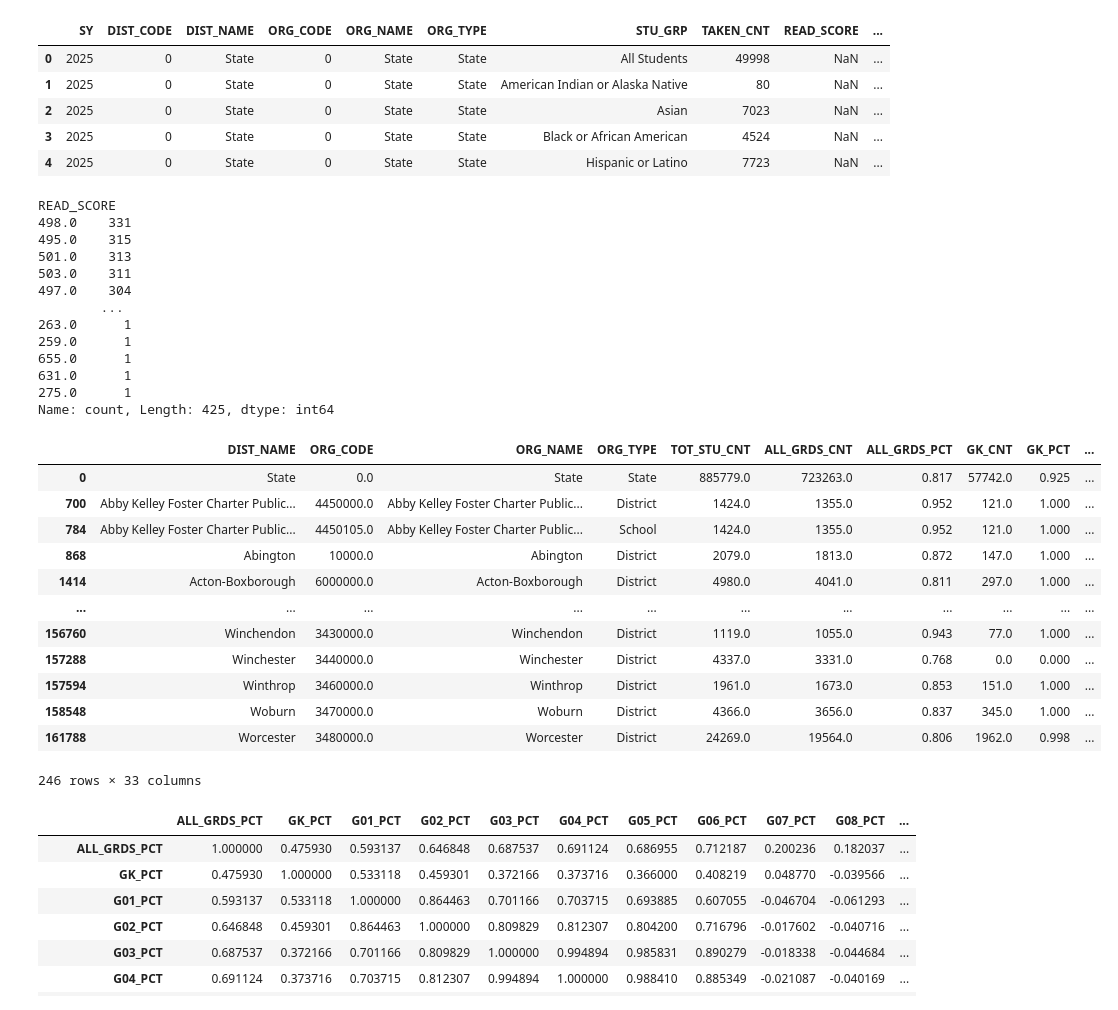
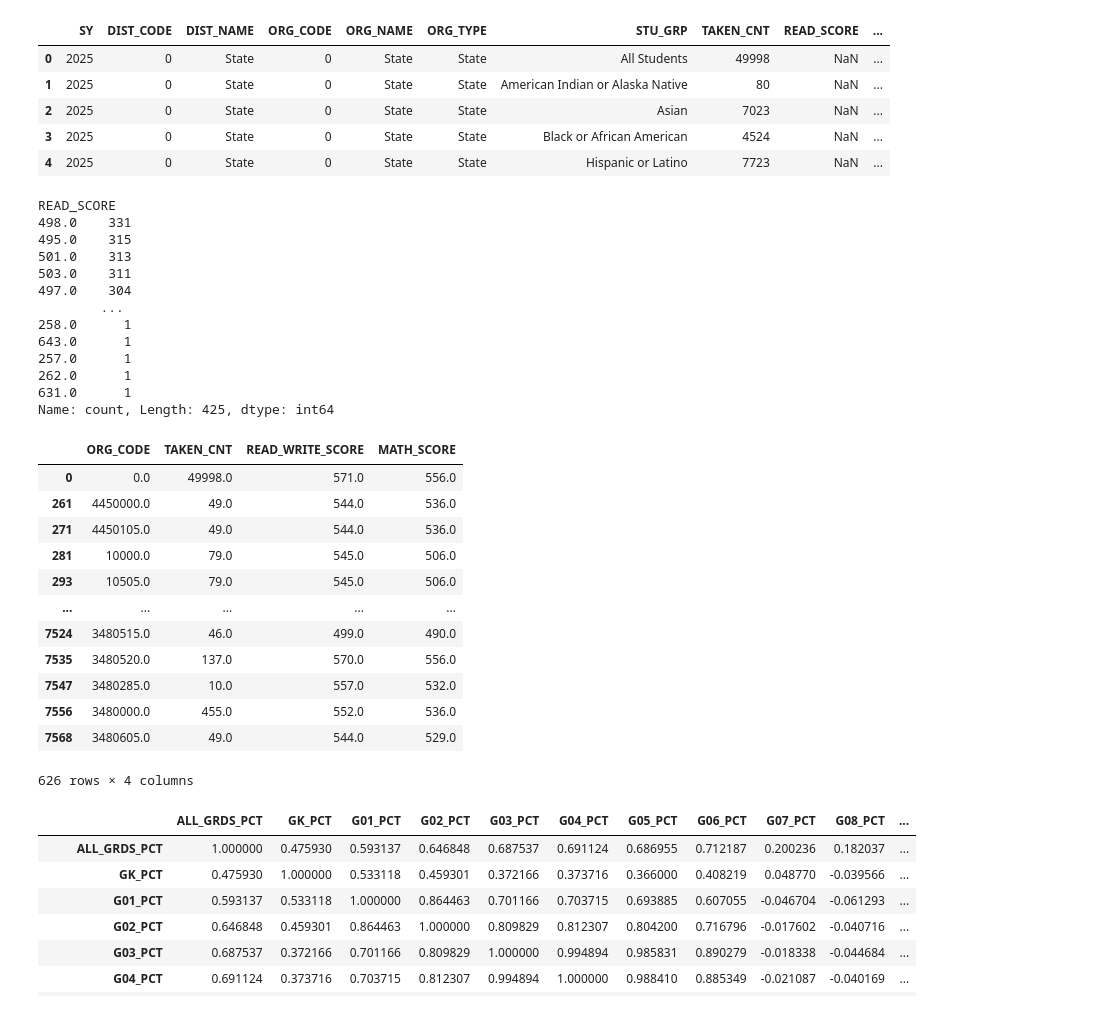
Before and after one commit to wilSecord/studio-projects, a Jupyter notebook: week3_girlsinc/explorin.ipynb, the cells around one changed output. Drawn from its saved outputs; the diff is of its cells as text; code cells hidden in the pictures.

```diff
--- a/week3_girlsinc/explorin.ipynb
+++ b/week3_girlsinc/explorin.ipynb
@@ -48,15 +48,25 @@ def download_e2c_dataset(dataset_code, file):
     for col in metadata["columns"]:
         colname = col["name"]
         fmt = col["format"].get("precisionStyle", col["dataTypeName"])
+        # print(fmt)
+        # print(df[colname].dtype == "str")
+
+        # if df[colname].dtype == object:
+        #     print(type(df[colname].dtype)) # this doesnt get printed
 
         if fmt == "percentage":
             df[colname] = pd.to_numeric(df[colname].str.replace("%", "")) / 100.0
         elif fmt == "number":
-            df[colname] = pd.to_numeric(df[colname].str.replace(",", "") if df[colname].dtype == object else df[colname])
+            df[colname] = pd.to_numeric(df[colname].str.replace(",", "") if df[colname].dtype == object or df[colname].dtype == "str" else df[colname])
         elif fmt == "currency":
-            df[colname] = pd.to_numeric(df[colname].str.replace(",", "").str.replace("$", "") if df[colname].dtype == object else df[colname])
+            df[colname] = pd.to_numeric(df[colname].str.replace(",", "").str.replace("$", "") if df[colname].dtype == object or df[colname].dtype == "str" else df[colname])
 
     return df
+
+# stu_eventual_earnings = download_e2c_dataset("9vfm-6vxq", "Average-Earnings-of-High-School-Graduates.csv")
+# staffing = download_e2c_dataset("77fu-a6h8", "Elementary-and-Secondary-Teachers-by-Grade-and-Subject.csv")
+# expenditures_district_detailed = download_e2c_dataset("cnfs-edqq", "District-Expenditures-by-Function-Code.csv")
+# TODO: look for some subjective data from students? E2C has VOCAL, but only aggregated by state.
 # %%
 arts = download_e2c_dataset("w3f3-phkq", "Arts_Course_Taking_20260419.csv")
 arts.columns = arts.columns.str.upper()
@@ -117,11 +127,11 @@ READ_SCORE
 503.0    311
 497.0    304
         ...
-263.0      1
-259.0      1
-655.0      1
+258.0      1
+643.0      1
+257.0      1
+262.0      1
 631.0      1
-275.0      1
 Name: count, Length: 425, dtype: int64
 # %%
 data = {"DIST_CODE": [],
@@ -131,26 +141,26 @@ data = {"DIST_CODE": [],
         "MATH_SCORE": []}
 # %%
 t_sat = sat.where(sat["SY"] == 2025).where(sat["STU_GRP"] == "All Students").drop(columns=["READ_SCORE", "WRITE_SCORE"]).dropna()
-t_arts = arts.where(arts["SY"] == 2025).where(arts["STU_GRP"] == "All Students").where(arts["ART_SUBJ"] == "All Subjects").dropna()
+t_arts = arts.where(arts["STU_GRP"] == "All Students").where(arts["ART_SUBJ"] == "All Subjects").dropna()
 # %%
 # total_arts.groupby(["ORG_CODE"]).apply(lambda x: x)
 t_satf = t_sat.filter(["ORG_CODE", "TAKEN_CNT", "READ_WRITE_SCORE", "MATH_SCORE"])
 t_artsf = t_arts.drop(columns=["SY", "DIST_CODE", "ART_SUBJ", "STU_GRP"]).dropna()
-t_artsf
+t_satf
 # %% [output]
-|  | DIST_NAME | ORG_CODE | ORG_NAME | ORG_TYPE | TOT_STU_CNT | ALL_GRDS_CNT | ALL_GRDS_PCT | GK_CNT | GK_PCT | ... |
-| 0 | State | 0.0 | State | State | 885779.0 | 723263.0 | 0.817 | 57742.0 | 0.925 | ... |
-| 700 | Abby Kelley Foster Charter Public... | 4450000.0 | Abby Kelley Foster Charter Public... | District | 1424.0 | 1355.0 | 0.952 | 121.0 | 1.000 | ... |
-| 784 | Abby Kelley Foster Charter Public... | 4450105.0 | Abby Kelley Foster Charter Public... | School | 1424.0 | 1355.0 | 0.952 | 121.0 | 1.000 | ... |
-| 868 | Abington | 10000.0 | Abington | District | 2079.0 | 1813.0 | 0.872 | 147.0 | 1.000 | ... |
-| 1414 | Acton-Boxborough | 6000000.0 | Acton-Boxborough | District | 4980.0 | 4041.0 | 0.811 | 297.0 | 1.000 | ... |
-| ... | ... | ... | ... | ... | ... | ... | ... | ... | ... | ... |
-| 156760 | Winchendon | 3430000.0 | Winchendon | District | 1119.0 | 1055.0 | 0.943 | 77.0 | 1.000 | ... |
-| 157288 | Winchester | 3440000.0 | Winchester | District | 4337.0 | 3331.0 | 0.768 | 0.0 | 0.000 | ... |
-| 157594 | Winthrop | 3460000.0 | Winthrop | District | 1961.0 | 1673.0 | 0.853 | 151.0 | 1.000 | ... |
-| 158548 | Woburn | 3470000.0 | Woburn | District | 4366.0 | 3656.0 | 0.837 | 345.0 | 1.000 | ... |
-| 161788 | Worcester | 3480000.0 | Worcester | District | 24269.0 | 19564.0 | 0.806 | 1962.0 | 0.998 | ... |
+|  | ORG_CODE | TAKEN_CNT | READ_WRITE_SCORE | MATH_SCORE |
+| 0 | 0.0 | 49998.0 | 571.0 | 556.0 |
+| 261 | 4450000.0 | 49.0 | 544.0 | 536.0 |
+| 271 | 4450105.0 | 49.0 | 544.0 | 536.0 |
+| 281 | 10000.0 | 79.0 | 545.0 | 506.0 |
+| 293 | 10505.0 | 79.0 | 545.0 | 506.0 |
+| ... | ... | ... | ... | ... |
+| 7524 | 3480515.0 | 46.0 | 499.0 | 490.0 |
+| 7535 | 3480520.0 | 137.0 | 570.0 | 556.0 |
+| 7547 | 3480285.0 | 10.0 | 557.0 | 532.0 |
+| 7556 | 3480000.0 | 455.0 | 552.0 | 536.0 |
+| 7568 | 3480605.0 | 49.0 | 544.0 | 529.0 |
-246 rows × 33 columns
+626 rows × 4 columns
 # %%
 df = t_artsf.drop(columns=[item for item in t_arts if item.endswith("CNT")]).merge(t_satf, on="ORG_CODE")
 # %%
```
Also changed, not shown: parts of 8 cells of this notebook, 1 other file.
